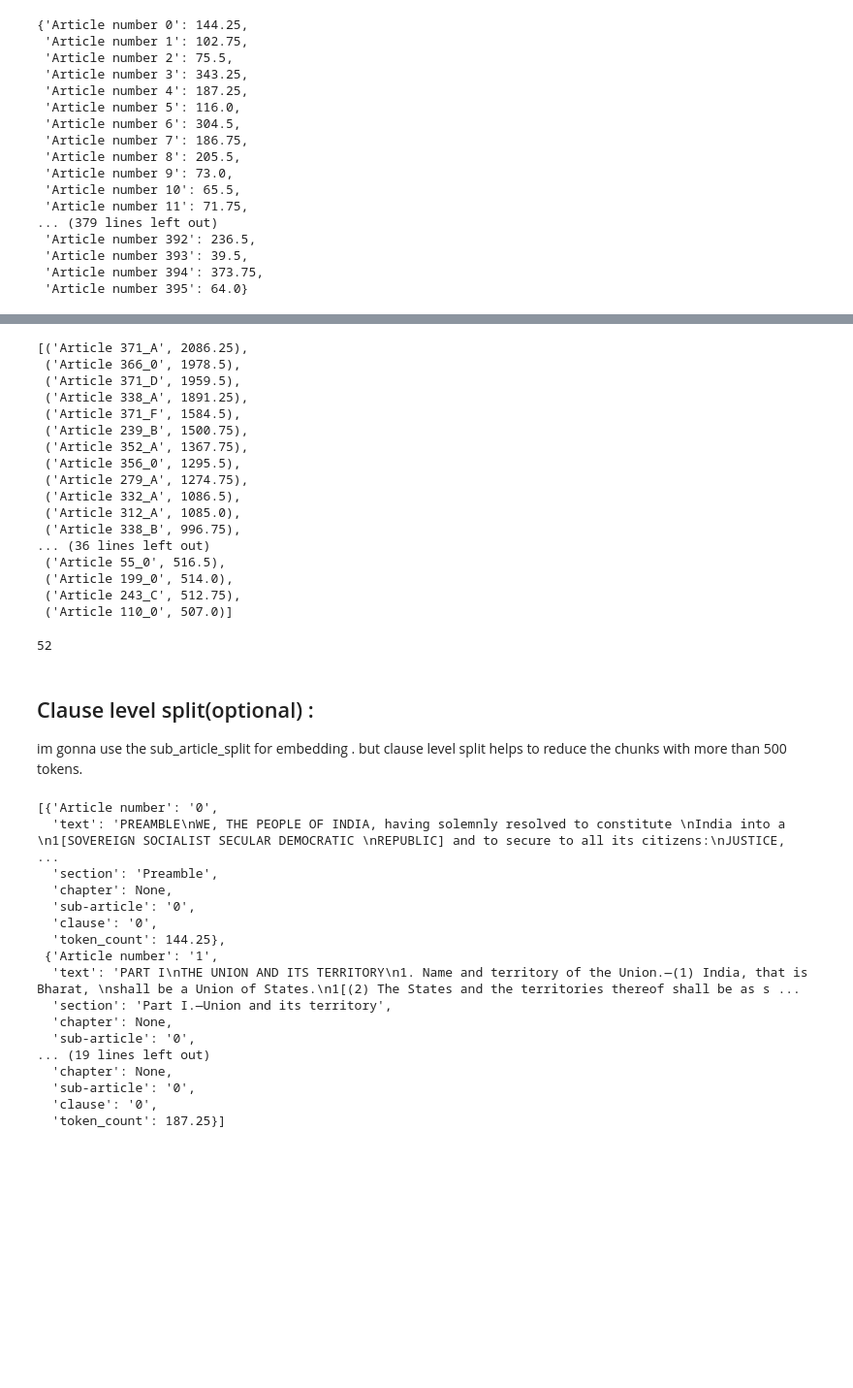
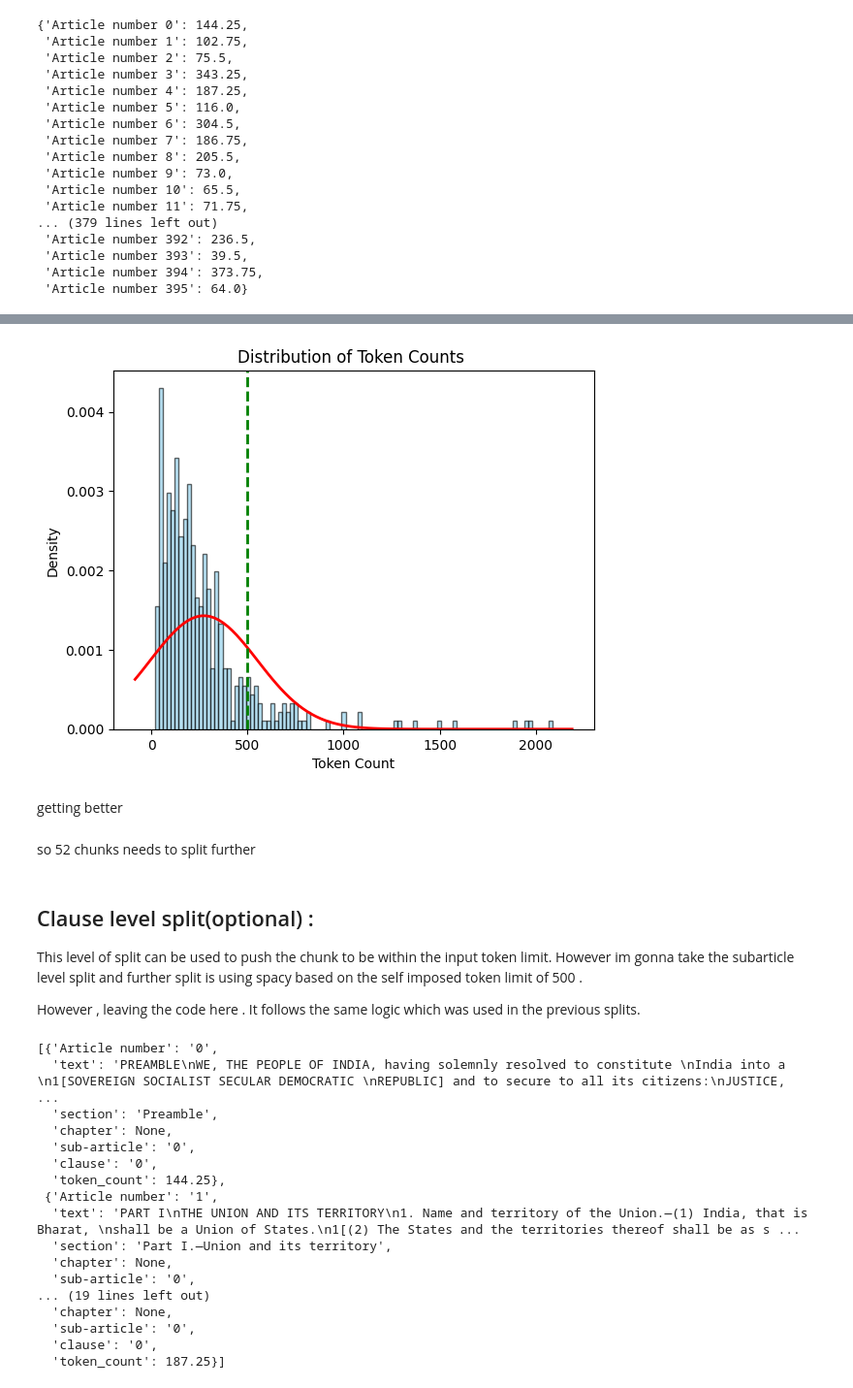
Before and after one commit to AdarshJyothi/Retrieval-Augmented-Generation-with-Constitution-of-India, a Jupyter notebook: DataPreprocessing.ipynb, the cells around one changed output, grey strips where cells are left out. Shown at 97% size. Drawn from its saved outputs; the diff is of its cells as text; code cells hidden in the pictures; blank space fills up the shorter version.

```diff
--- a/DataPreprocessing.ipynb
+++ b/DataPreprocessing.ipynb
@@ -114,5 +121,5 @@ pages_and_chunks_1[358]["section"] = "APPENDIX III"  # Page 402
 # %%
-# Assuming pages_and_chunks_1 is already defined as a list of dicts with 'page_number', 'text', 'section'
+# pages_and_chunks is a list of dicts with keys 'page_number', 'text', 'section'
 # Create a dictionary to hold consolidated text by section
 consolidated_sections = {}
 
@@ -122,9 +129,9 @@ current_text = []
 current_page_numbers = []
 current_footnotes = {}  # Will be a dict of {page_number: footnotes}
 
-# Iterate through the list (sorted by page_number)
-for page in pages_and_chunks_1:
-    section = page['section'].strip()  # No need for standalone fill; all sections are non-empty
+# Iterate through the list of dictionaries (sorted by page_number)
+for page in pages_and_chunks:
+    section = page['section'].strip()
 
     if section != current_section:
         # Save the previous group if it exists
@@ -466,8 +496,5 @@ sorted_dict
 # %%
-import re
 import string
-
-# Assuming 'data' is your list of dictionaries (article_split[:399])
 
 # New pattern for sub-article splits
 pattern = re.compile(r'\n\s*(\d+[A-Z-]*\.|\d*\[\d+[A-Z-]*\.)')
@@ -479,11 +506,11 @@ for article in data:
     token_count = article.get('token count', 0)
     text = article.get('text', '')
     section = article.get('section')
-    chapter = article.get('chapter')
+    chapter = article.get('chapter', None)
     article_number = article.get('Article number')
 
     if token_count < 500:
-        # Append without splitting, add sub-article None
+        # Append without splitting, add sub-article '0'
         sub_article_split.append({
             'Article number': article_number,
             'text': text,
@@ -588,35 +589,41 @@ sorted_SA
-# %%
-x =[]
-for article,token in sorted_SA.items() :
-    if token > 500 :
-        x.append((article,token))
-x
-# %% [output]
-[('Article 371_A', 2086.25),
- ('Article 366_0', 1978.5),
- ('Article 371_D', 1959.5),
- ('Article 338_A', 1891.25),
- ('Article 371_F', 1584.5),
- ('Article 239_B', 1500.75),
- ('Article 352_A', 1367.75),
- ('Article 356_0', 1295.5),
- ('Article 279_A', 1274.75),
- ('Article 332_A', 1086.5),
- ('Article 312_A', 1085.0),
- ('Article 338_B', 996.75),
-... (36 lines left out)
- ('Article 55_0', 516.5),
- ('Article 199_0', 514.0),
- ('Article 243_C', 512.75),
- ('Article 110_0', 507.0)]
-# %%
-len(x)
-# %% [output]
-52
+# %%
+#lets visualize
+
+# extract values
+values = list(sub_articles.values())
+
+# create histogram
+plt.hist(values, bins=100, density=True, alpha=0.6, color='skyblue', edgecolor='black')
+
+# fit a normal distribution
+mu, std = norm.fit(values)   # mean and standard deviation
+xmin, xmax = plt.xlim()
+x = np.linspace(xmin, xmax, 100)
+p = norm.pdf(x, mu, std)     # probability density function
+
+# plot the fitted bell curve
+plt.plot(x, p, 'r', linewidth=2)
+
+plt.axvline(500, color='green', linestyle='--', linewidth=2, label="500 mark")
+
+# labels
+plt.title("Distribution of Token Counts ")
+plt.xlabel("Token Count")
+plt.ylabel("Density")
+
+plt.show()
+# %% [output]
+[figure, added]
+# %% [markdown]
+getting better
+# %% [markdown]
+so 52 chunks needs to split further
 # %% [markdown]
 ## Clause level split(optional) :
 
-im gonna use the sub_article_split for embedding . but clause level split helps to reduce the chunks with more than 500 tokens.
+This level of split can be used to push the chunk to be within the input token limit. However im gonna take the subarticle level split and further split is using spacy based on the self imposed token limit of 500 .
+
+However , leaving the code here . It follows the same logic which was used in the previous splits.
 # %%
 import re
 
```
Also changed, not shown: parts of 65 cells of this notebook, 1 other file.
